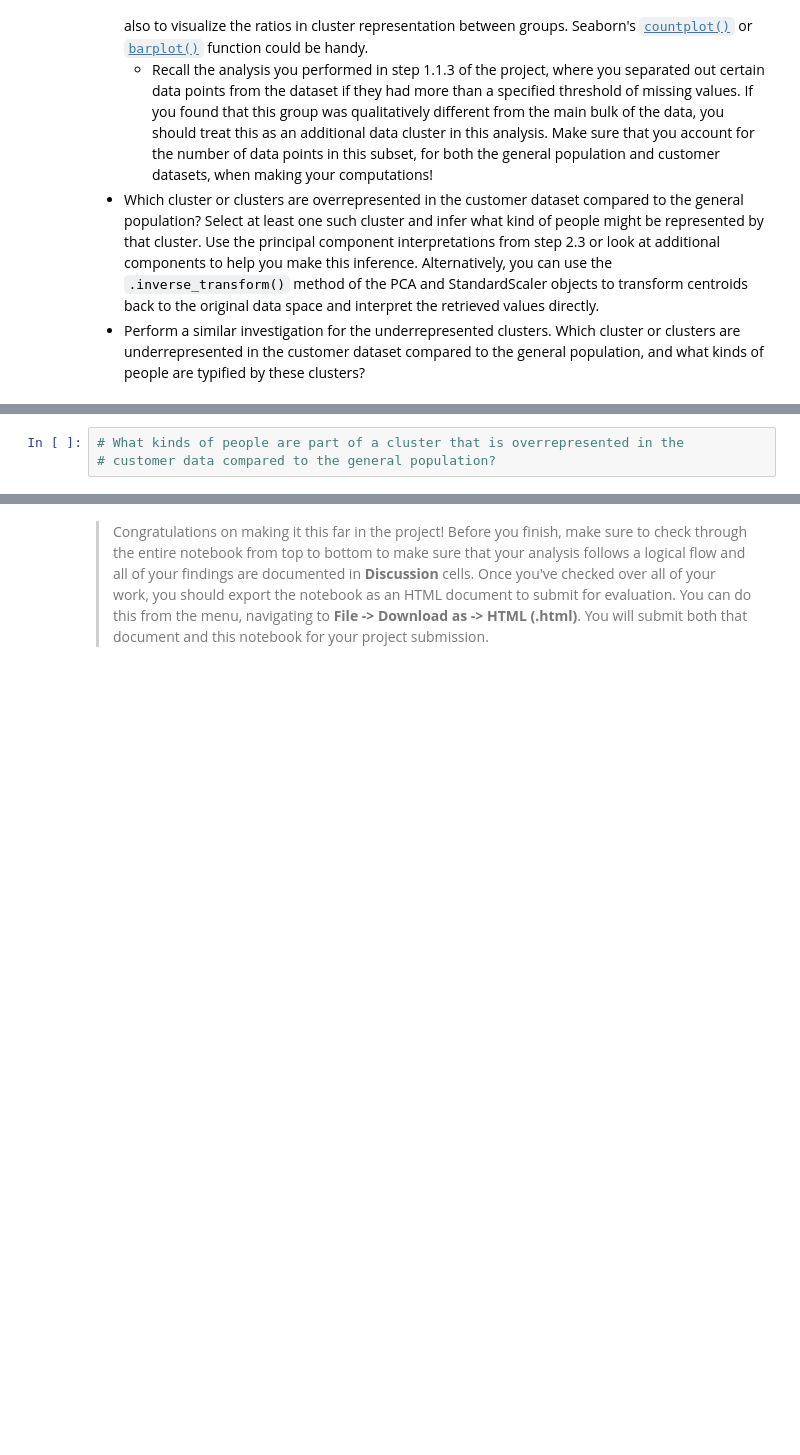
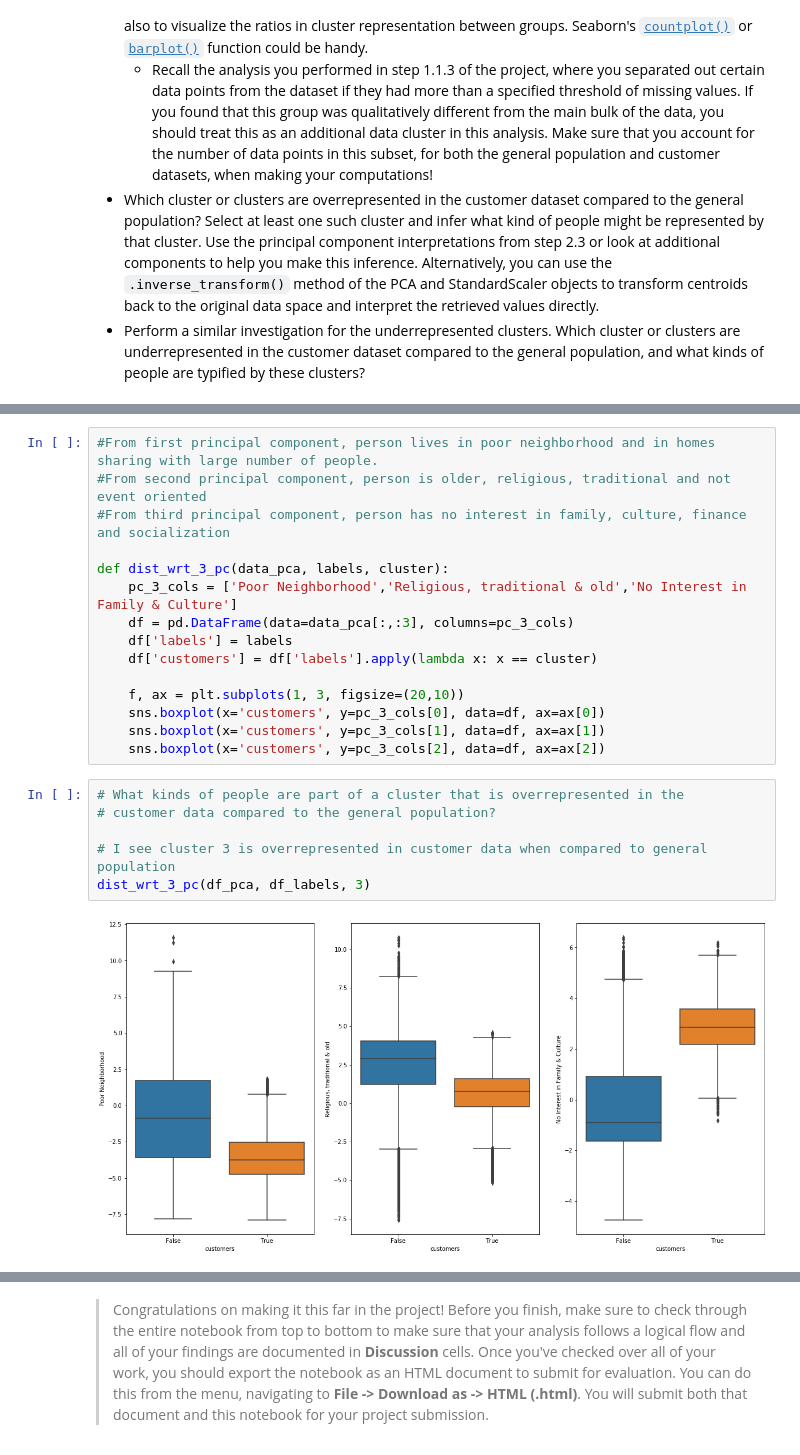
Before and after one commit to rajashekar/Identify_Customer_Segments, a Jupyter notebook: Identify_Customer_Segments.ipynb, the cells around one changed output, grey strips where cells are left out. Saved outputs shown, nothing was run; the diff lists cells and outputs as text; blank space fills up the shorter version.

```diff
--- a/Identify_Customer_Segments.ipynb
+++ b/Identify_Customer_Segments.ipynb
@@ -1230,6 +1325,26 @@ Take a look at the following points in this step:
+# %%
+#From first principal component, person lives in poor neighborhood and in homes sharing with large number of people.
+#From second principal component, person is older, religious, traditional and not event oriented
+#From third principal component, person has no interest in family, culture, finance and socialization
+
+def dist_wrt_3_pc(data_pca, labels, cluster):
+    pc_3_cols = ['Poor Neighborhood','Religious, traditional & old','No Interest in Family & Culture']
+    df = pd.DataFrame(data=data_pca[:,:3], columns=pc_3_cols)
+    df['labels'] = labels
+    df['customers'] = df['labels'].apply(lambda x: x == cluster)
+
+    f, ax = plt.subplots(1, 3, figsize=(20,10))
+    sns.boxplot(x='customers', y=pc_3_cols[0], data=df, ax=ax[0])
+    sns.boxplot(x='customers', y=pc_3_cols[1], data=df, ax=ax[1])
+    sns.boxplot(x='customers', y=pc_3_cols[2], data=df, ax=ax[2])
 # %%
 # What kinds of people are part of a cluster that is overrepresented in the
 # customer data compared to the general population?
+
+# I see cluster 3 is overrepresented in customer data when compared to general population
+dist_wrt_3_pc(df_pca, df_labels, 3)
+# %% [output]
+[figure, added]
 # %%
 # What kinds of people are part of a cluster that is underrepresented in the
 # customer data compared to the general population?
```
Also changed, not shown: parts of 14 cells of this notebook, 1 other file.
